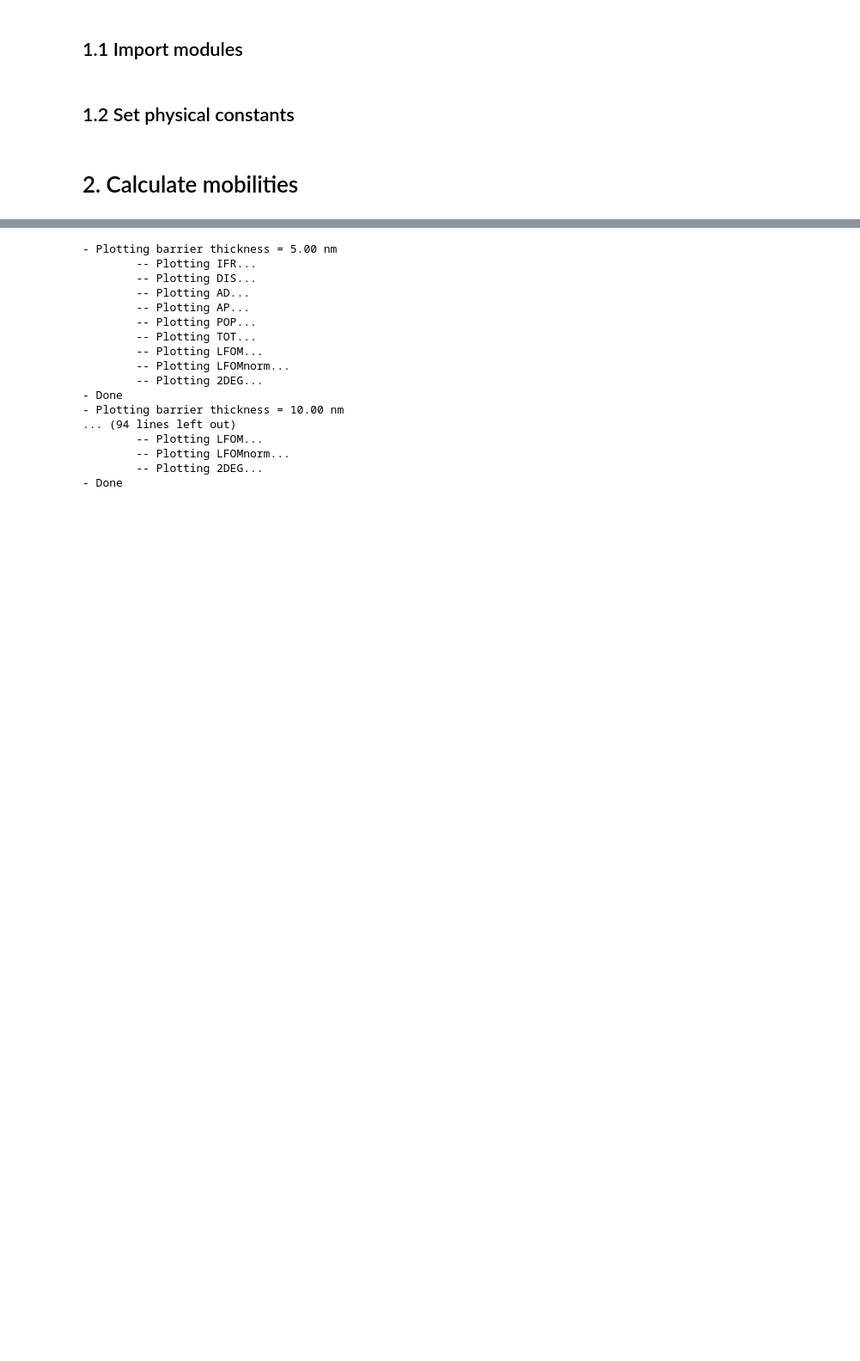
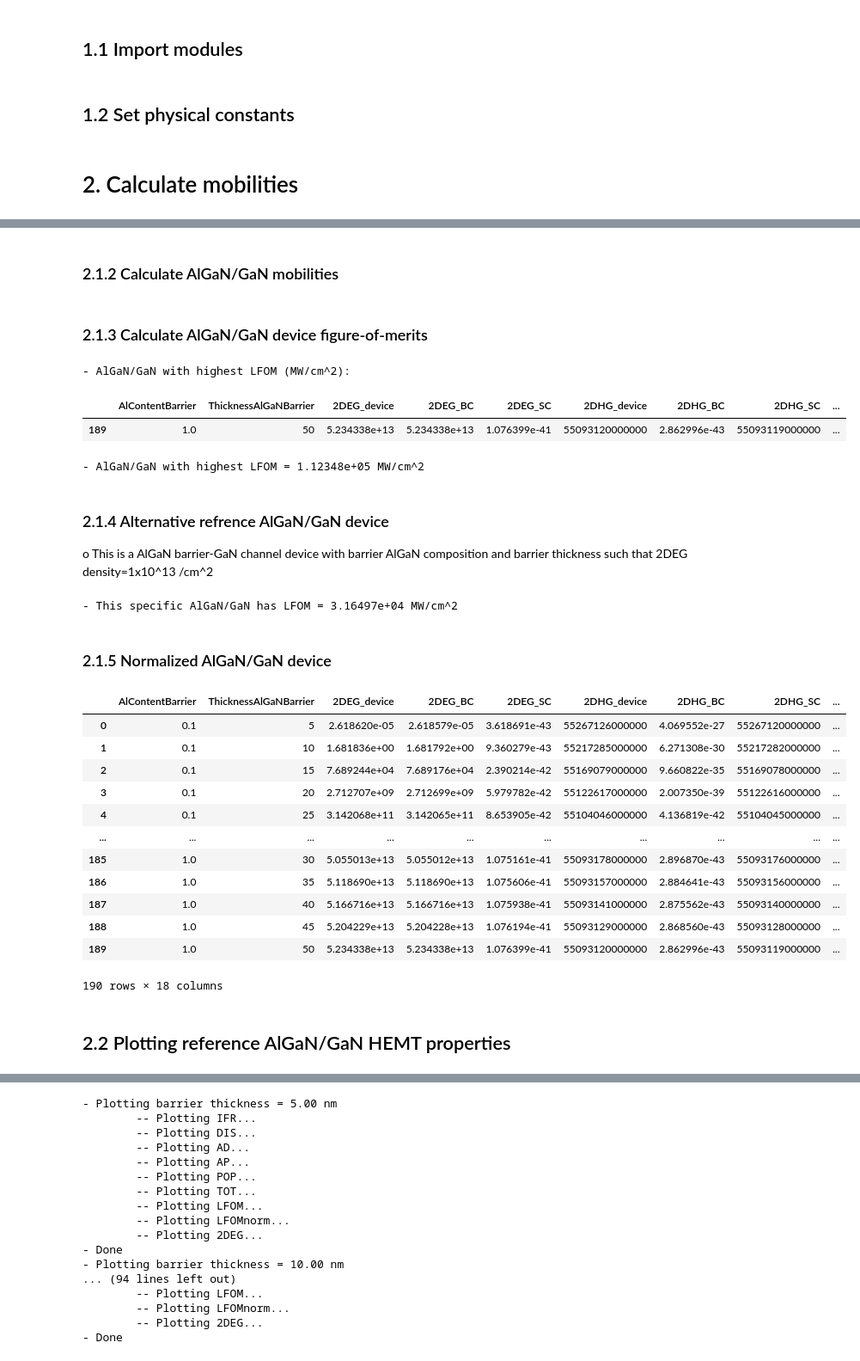
Before and after one commit to SemiconductorTransport/mobilitypy, a Jupyter notebook: tutorials/02_mobility_2deg_3d.ipynb, the cells around one changed output, grey strips where cells are left out. Shown: that part at 86% size. Cells and saved outputs as stored; diff of their text form; code cells hidden in the pictures; blank space fills up the shorter version.

```diff
--- a/tutorials/02_mobility_2deg_3d.ipynb
+++ b/tutorials/02_mobility_2deg_3d.ipynb
@@ -76,0 +88,2 @@ ref_LFOM = mu2deg.calculate_figure_of_merit(0.1, np.array(mobility_ref['TOT']))
+# %% [markdown]
+### 2.1.2 Calculate AlGaN/GaN mobilities
@@ -76,0 +93,73 @@ ref_LFOM = mu2deg.calculate_figure_of_merit(0.1, np.array(mobility_ref['TOT']))
+# %%
+mobility_ref = mu2deg.calculate_mobility(n_2d=density_2deg_comp_ref, rms_roughness=irf_rms_roughness,
+                                        corr_len=irf_corr_length, n_dis=dislocation_density,
+                                        f_dis=occup_dislocation, T=T,
+                                        alloy_disordered_effect=False,
+                                        interface_roughness_effect=interface_roughness_effect,
+                                        dislocation_effect=dislocation_effect,
+                                        deformation_potential_effect=deformation_potential_effect,
+                                        piezoelectric_effect=piezoelectric_effect,
+                                        acoustic_phonon_effect=acoustic_phonon_effect,
+                                        polar_optical_phonon_effect=polar_optical_phonon_effect,
+                                        total_mobility=total_mobility,
+                                        mobility_model=mobility_model)
+# %% [markdown]
+### 2.1.3 Calculate AlGaN/GaN device figure-of-merits
+# %%
+mobility_ref['LFOM'] = mu2deg.calculate_figure_of_merit(density_2deg_comp_ref, np.array(mobility_ref['TOT']))
+Combined_df_ref = pd.concat([n_2d_df_ref, mobility_ref], axis=1)
+# %%
+print('- AlGaN/GaN with highest LFOM (MW/cm^2):\n')
+Combined_df_ref.loc[[Combined_df_ref['LFOM'].idxmax()]]
+# %% [output]
+- AlGaN/GaN with highest LFOM (MW/cm^2):
+|  | AlContentBarrier | ThicknessAlGaNBarrier | 2DEG_device | 2DEG_BC | 2DEG_SC | 2DHG_device | 2DHG_BC | 2DHG_SC | ... |
+| 189 | 1.0 | 50 | 5.234338e+13 | 5.234338e+13 | 1.076399e-41 | 55093120000000 | 2.862996e-43 | 55093119000000 | ... |
+# %%
+ref_LFOM = Combined_df_ref['LFOM'].max()
+print(f'- AlGaN/GaN with highest LFOM = {ref_LFOM:.5e} MW/cm^2')
+# %% [output]
+- AlGaN/GaN with highest LFOM = 1.12348e+05 MW/cm^2
+# %% [markdown]
+### 2.1.4 Alternative refrence AlGaN/GaN device
+
+o This is a AlGaN barrier-GaN channel device with barrier AlGaN composition and barrier thickness such that 2DEG density=1x10^13 /cm^2
+# %%
+mu2deg = Mobility2DEG(compositions=0, binaries=['AlN', 'GaN'], alloy='AlGaN', system='ternary')
+mobility_ref_a = mu2deg.calculate_mobility(n_2d=0.1, rms_roughness=irf_rms_roughness,
+                                        corr_len=irf_corr_length, n_dis=dislocation_density,
+                                        f_dis=occup_dislocation, T=T,
+                                        interface_roughness_effect=interface_roughness_effect,
+                                        dislocation_effect=dislocation_effect,
+                                        deformation_potential_effect=deformation_potential_effect,
+                                        piezoelectric_effect=piezoelectric_effect,
+                                        acoustic_phonon_effect=acoustic_phonon_effect,
+                                        polar_optical_phonon_effect=polar_optical_phonon_effect,
+                                        total_mobility=total_mobility,
+                                        mobility_model=mobility_model)
+ref_LFOM_a = mu2deg.calculate_figure_of_merit(0.1, np.array(mobility_ref_a['TOT']))[0]
+print(f'- This specific AlGaN/GaN has LFOM = {ref_LFOM_a:.5e} MW/cm^2')
+# %% [output]
+- This specific AlGaN/GaN has LFOM = 3.16497e+04 MW/cm^2
+# %% [markdown]
+### 2.1.5 Normalized AlGaN/GaN device
+# %%
+Combined_df_ref['LFOMnorm'] = Combined_df_ref['LFOM'].copy()/ref_LFOM
+# %%
+Combined_df_ref
+# %% [output]
+|  | AlContentBarrier | ThicknessAlGaNBarrier | 2DEG_device | 2DEG_BC | 2DEG_SC | 2DHG_device | 2DHG_BC | 2DHG_SC | ... |
+| 0 | 0.1 | 5 | 2.618620e-05 | 2.618579e-05 | 3.618691e-43 | 55267126000000 | 4.069552e-27 | 55267120000000 | ... |
+| 1 | 0.1 | 10 | 1.681836e+00 | 1.681792e+00 | 9.360279e-43 | 55217285000000 | 6.271308e-30 | 55217282000000 | ... |
+| 2 | 0.1 | 15 | 7.689244e+04 | 7.689176e+04 | 2.390214e-42 | 55169079000000 | 9.660822e-35 | 55169078000000 | ... |
+| 3 | 0.1 | 20 | 2.712707e+09 | 2.712699e+09 | 5.979782e-42 | 55122617000000 | 2.007350e-39 | 55122616000000 | ... |
+| 4 | 0.1 | 25 | 3.142068e+11 | 3.142065e+11 | 8.653905e-42 | 55104046000000 | 4.136819e-42 | 55104045000000 | ... |
+| ... | ... | ... | ... | ... | ... | ... | ... | ... | ... |
+| 185 | 1.0 | 30 | 5.055013e+13 | 5.055012e+13 | 1.075161e-41 | 55093178000000 | 2.896870e-43 | 55093176000000 | ... |
+| 186 | 1.0 | 35 | 5.118690e+13 | 5.118690e+13 | 1.075606e-41 | 55093157000000 | 2.884641e-43 | 55093156000000 | ... |
+| 187 | 1.0 | 40 | 5.166716e+13 | 5.166716e+13 | 1.075938e-41 | 55093141000000 | 2.875562e-43 | 55093140000000 | ... |
+| 188 | 1.0 | 45 | 5.204229e+13 | 5.204228e+13 | 1.076194e-41 | 55093129000000 | 2.868560e-43 | 55093128000000 | ... |
+| 189 | 1.0 | 50 | 5.234338e+13 | 5.234338e+13 | 1.076399e-41 | 55093120000000 | 2.862996e-43 | 55093119000000 | ... |
+190 rows × 18 columns
+# %% [markdown]
+## 2.2 Plotting reference AlGaN/GaN HEMT properties
```
Also changed, not shown: parts of 29 cells of this notebook, 7 other files.
